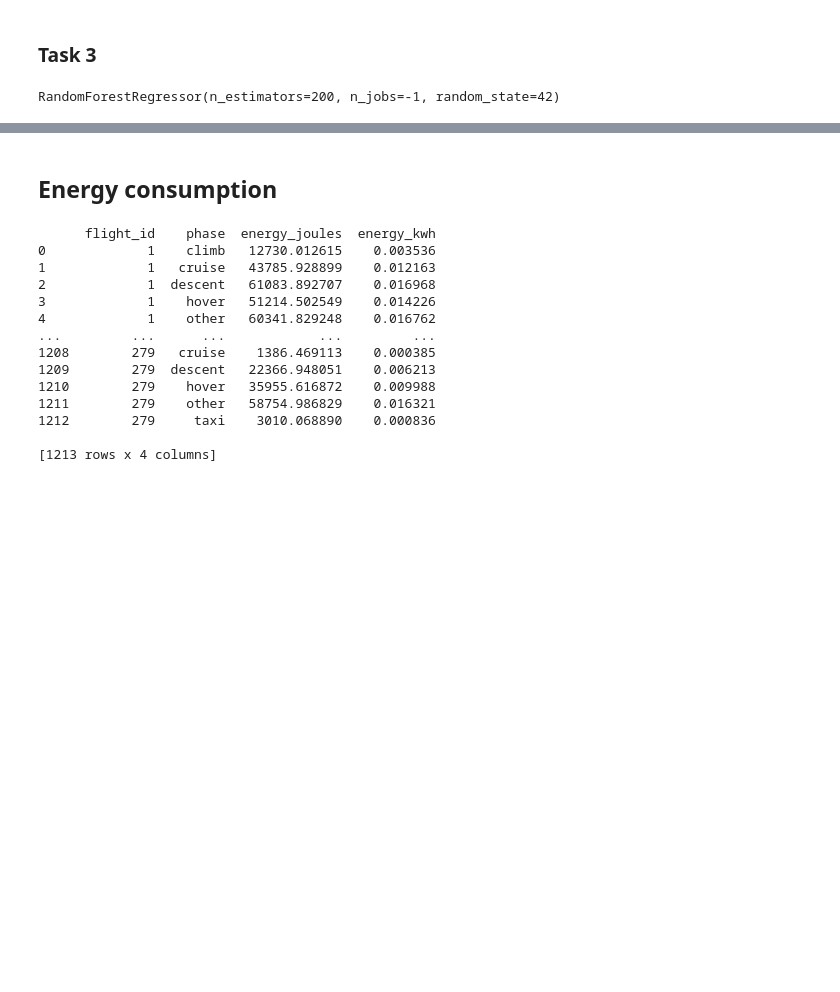
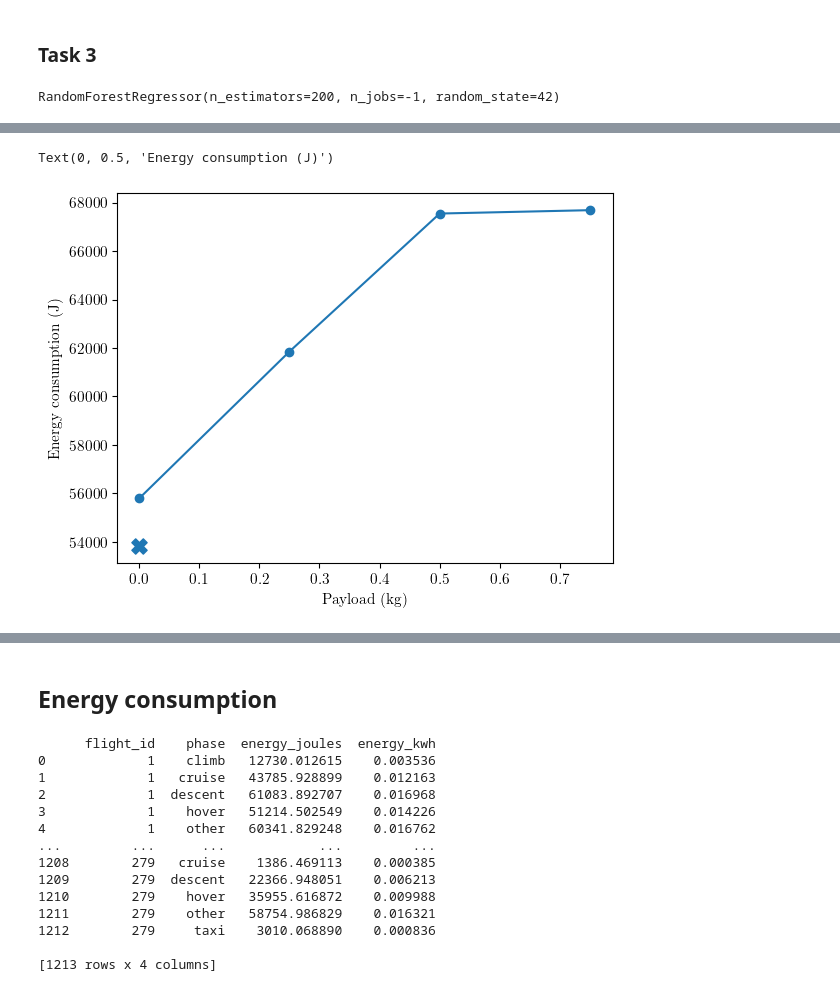
Before and after one commit to kanchanbansal-lab/Research_task, a Jupyter notebook: data_analysis_report.ipynb, the cells around one changed output, grey strips where cells are left out. Drawn from its saved outputs; the diff is of its cells as text; code cells hidden in the pictures; blank space fills up the shorter version.

```diff
--- a/data_analysis_report.ipynb
+++ b/data_analysis_report.ipynb
@@ -1025,0 +1105,27 @@ plt.savefig('phases_power_compare.pdf', dpi=300, bbox_inches='tight')
+# %%
+df_79["wind_speed"] = df[df["flight"] == 79]["wind_speed"]
+pred_energies = []
+payloads = [0., 0.25, 0.5, 0.75]
+
+for m in payloads:
+    df_79["payload_kg"] = m + df[df["flight"] == 79]["payload_kg"]
+
+    pred_power = rf.predict(df_79[feature_cols])
+    pred_energy_joules = np.trapezoid(pred_power, x=t)
+
+    pred_energies.append(pred_energy_joules)
+
+
+# --- Plot ---
+plt.figure()
+plt.plot(payloads, pred_energies, marker="o", label="Predicted energy (RF)")
+
+# Plot real energy at the *original* wind speed (mean used as x-position)
+plt.scatter([0], [real_energy_joules], s=120, marker="X", label="Real energy @ original wind speed")
+
+plt.xlabel("Payload (kg)")
+plt.ylabel("Energy consumption (J)")
+# plt.title("Effect of wind_speed scaling (0.5× to 2×) on_
+# %% [output]
+Text(0, 0.5, 'Energy consumption (J)')
+[figure, added]
```
Also changed, not shown: parts of 13 cells of this notebook.
